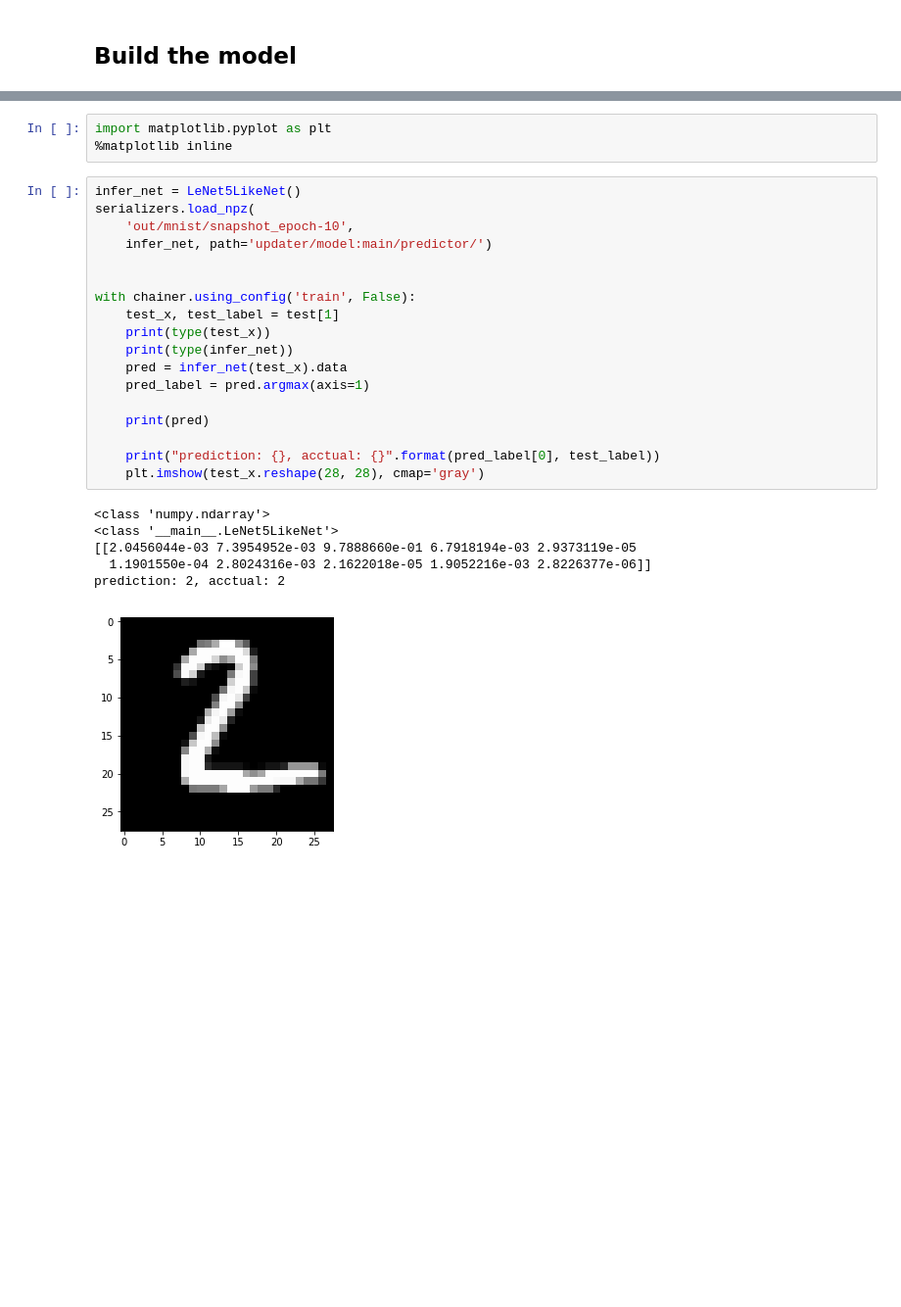
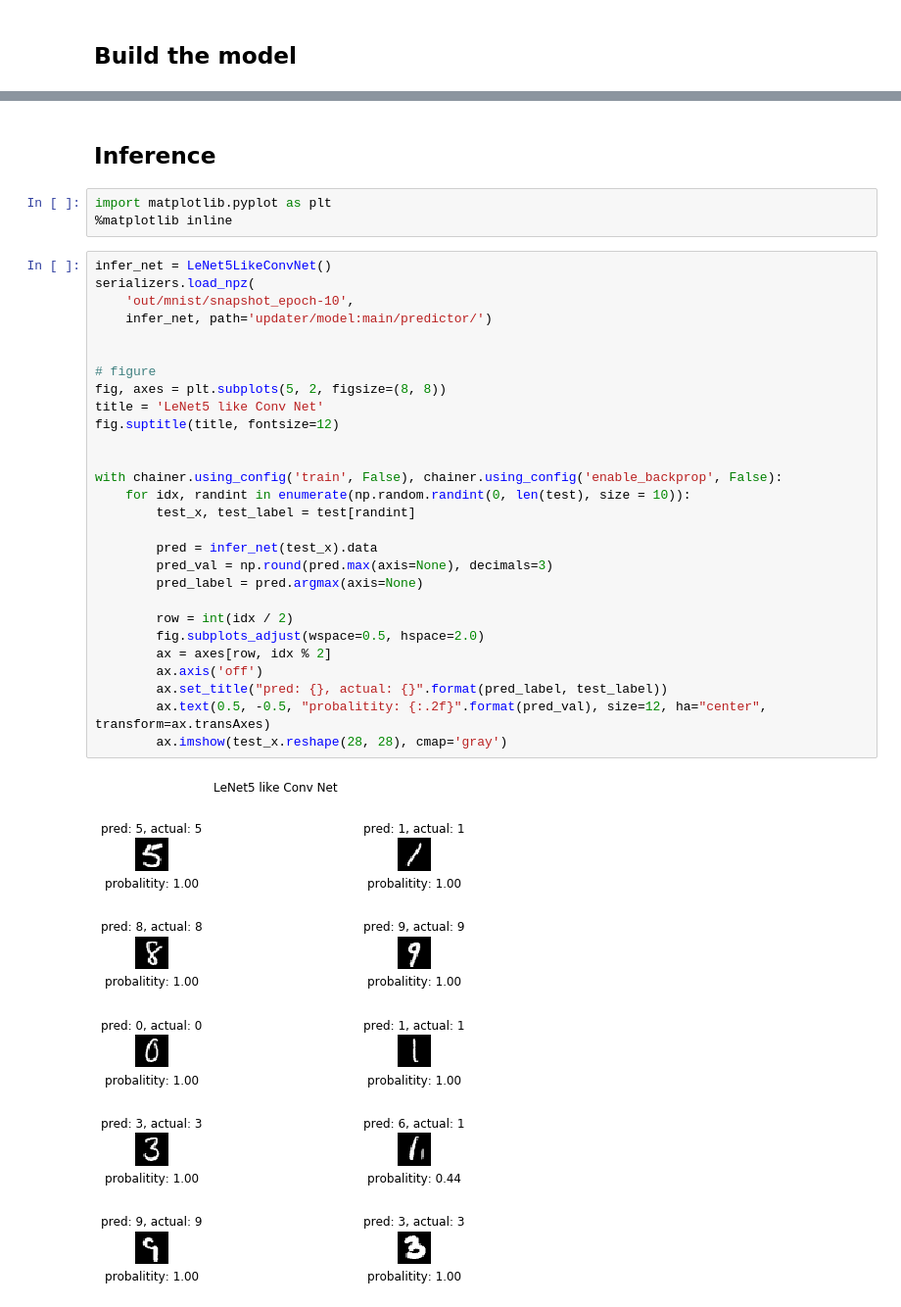
Before and after one commit to kotaroito/jupyter-notebooks, a Jupyter notebook: notebooks/chainer/Chainer Tutorial with LeNet5-like Convolutional Neural Network.ipynb, the cells around one changed output, grey strips where cells are left out. Shown at 98% size. Drawn from its saved outputs; the diff is of its cells as text; blank space fills up the shorter version.

Commit message:
Update LeNet-5 Like Convolutional Neural Network

```diff
--- a/notebooks/chainer/Chainer Tutorial with LeNet5-like Convolutional Neural Network.ipynb
+++ b/notebooks/chainer/Chainer Tutorial with LeNet5-like Convolutional Neural Network.ipynb
@@ -147,28 +154,35 @@ Test accuracy: 0.9618275316455697
+# %% [markdown]
+## Inference
 # %%
 import matplotlib.pyplot as plt
 %matplotlib inline
-# %%
-infer_net = LeNet5LikeNet()
-serializers.load_npz(
-    'out/mnist/snapshot_epoch-10',
-    infer_net, path='updater/model:main/predictor/')
-
-
-with chainer.using_config('train', False):
-    test_x, test_label = test[1]
-    print(type(test_x))
-    print(type(infer_net))
-    pred = infer_net(test_x).data
-    pred_label = pred.argmax(axis=1)
-
-    print(pred)
-
-    print("prediction: {}, acctual: {}".format(pred_label[0], test_label))
-    plt.imshow(test_x.reshape(28, 28), cmap='gray')
-# %% [output]
-<class 'numpy.ndarray'>
-<class '__main__.LeNet5LikeNet'>
-[[2.0456044e-03 7.3954952e-03 9.7888660e-01 6.7918194e-03 2.9373119e-05
-  1.1901550e-04 2.8024316e-03 2.1622018e-05 1.9052216e-03 2.8226377e-06]]
-prediction: 2, acctual: 2
-[figure, removed]
+# %%
+infer_net = LeNet5LikeConvNet()
+serializers.load_npz(
+    'out/mnist/snapshot_epoch-10',
+    infer_net, path='updater/model:main/predictor/')
+
+
+# figure
+fig, axes = plt.subplots(5, 2, figsize=(8, 8))
+title = 'LeNet5 like Conv Net'
+fig.suptitle(title, fontsize=12)
+
+
+with chainer.using_config('train', False), chainer.using_config('enable_backprop', False):
+    for idx, randint in enumerate(np.random.randint(0, len(test), size = 10)):
+        test_x, test_label = test[randint]
+
+        pred = infer_net(test_x).data
+        pred_val = np.round(pred.max(axis=None), decimals=3)
+        pred_label = pred.argmax(axis=None)
+
+        row = int(idx / 2)
+        fig.subplots_adjust(wspace=0.5, hspace=2.0)
+        ax = axes[row, idx % 2]
+        ax.axis('off')
+        ax.set_title("pred: {}, actual: {}".format(pred_label, test_label))
+        ax.text(0.5, -0.5, "probalitity: {:.2f}".format(pred_val), size=12, ha="center", transform=ax.transAxes)
+        ax.imshow(test_x.reshape(28, 28), cmap='gray')
+# %% [output]
+[figure, added]
```
Also changed, not shown: parts of 10 cells of this notebook.
